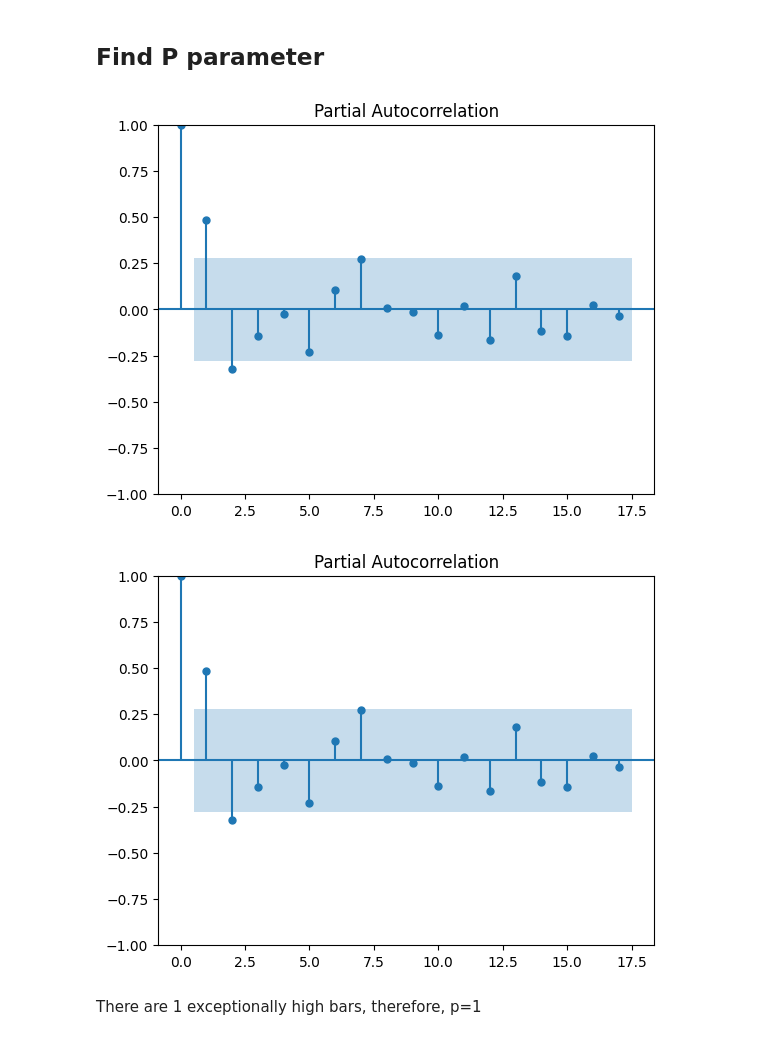
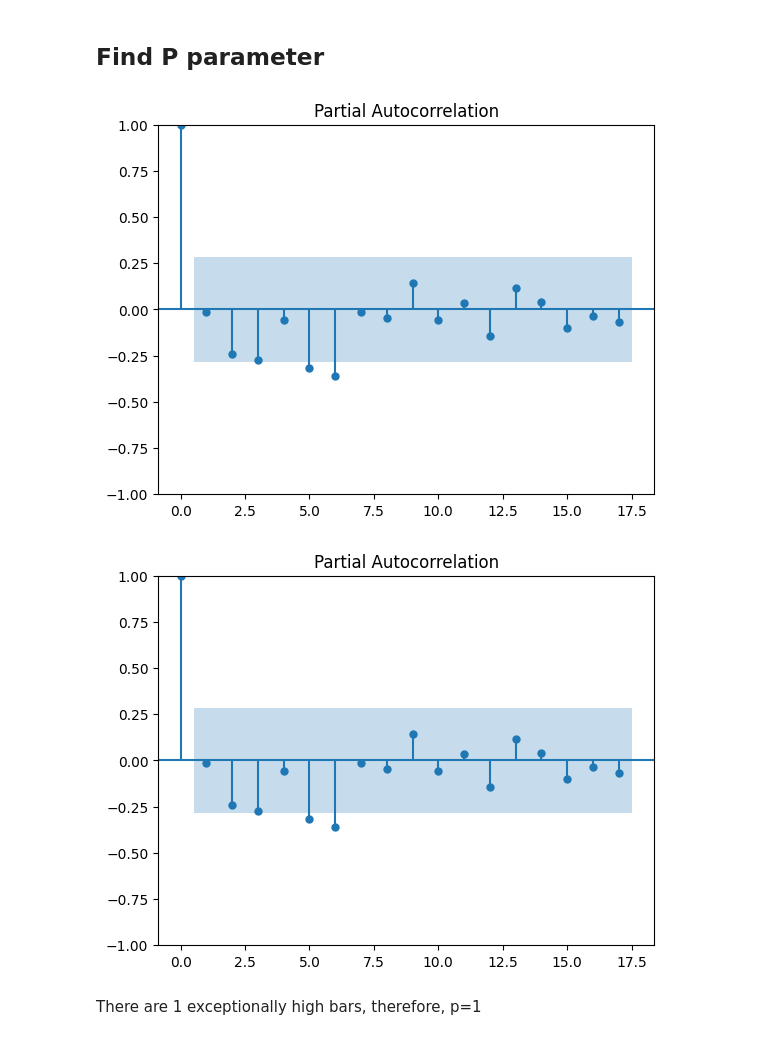
Before and after one commit to Jangsoodlor/smart-plant-pot-model, a Jupyter notebook: training/arimax.ipynb, the cells around one changed output. Drawn from its saved outputs; the diff is of its cells as text; code cells hidden in the pictures.

```diff
--- a/training/arimax.ipynb
+++ b/training/arimax.ipynb
@@ -110,10 +105,10 @@ Therefore, d=1.
 # %% [markdown]
 ## Find P parameter
 # %%
-plot_pacf(df["soil_moisture"].dropna())
+plot_pacf(df["soil_moisture"].diff().dropna())
 # %% [output]
-[figure, old version]
+[figure, new version]
-[figure, old version]
+[figure, new version]
 # %% [markdown]
 There are 1 exceptionally high bars, therefore, p=1
 # %% [markdown]
```
Also changed, not shown: parts of 4 cells of this notebook.
